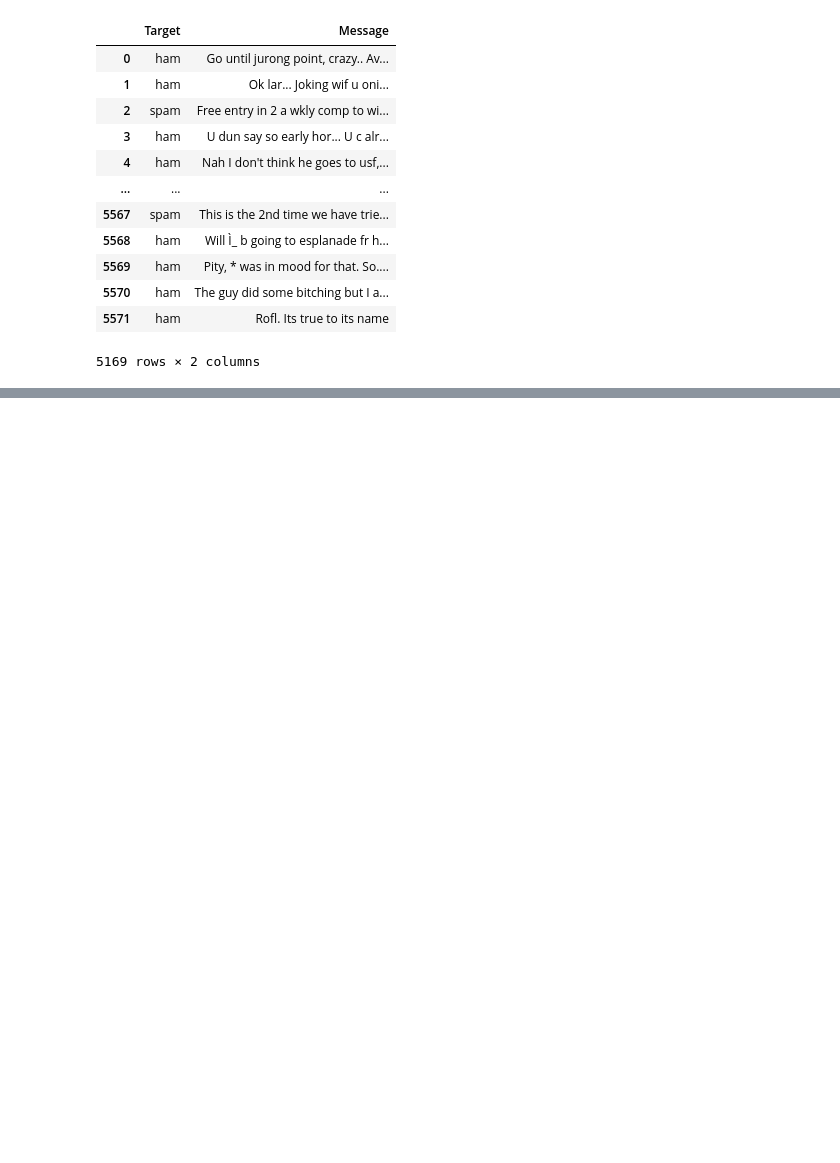
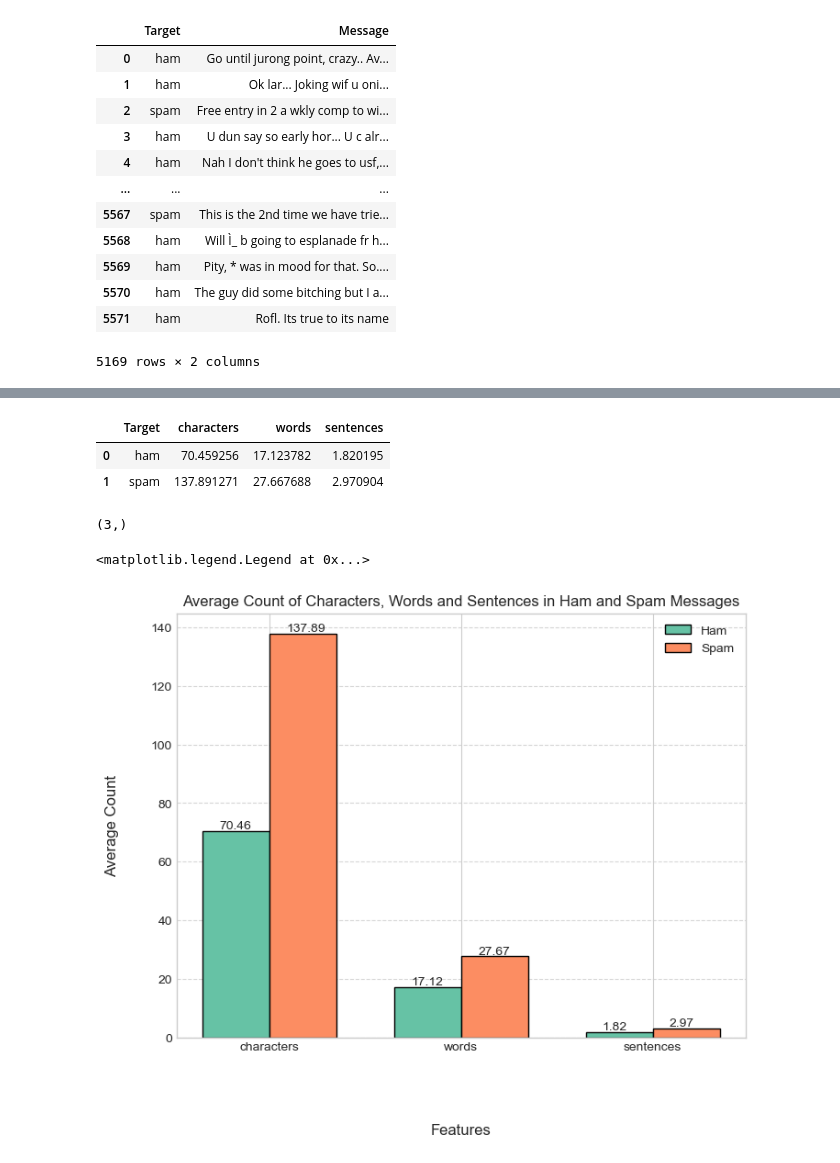
Before and after one commit to Pranavgupta123/Spam-Ham-Classification, a Jupyter notebook: Code.ipynb, the cells around one changed output, grey strips where cells are left out. Drawn from its saved outputs; the diff is of its cells as text; code cells hidden in the pictures; blank space fills up the shorter version.

Commit message:
Data Visualization

```diff
--- a/Code.ipynb
+++ b/Code.ipynb
@@ -75,0 +92,46 @@ df.groupby('Target').describe()
+# %%
+new_df=df.groupby('Target')[['characters','words','sentences']].mean().reset_index()
+
+new_df
+# %% [output]
+|  | Target | characters | words | sentences |
+| 0 | ham | 70.459256 | 17.123782 | 1.820195 |
+| 1 | spam | 137.891271 | 27.667688 | 2.970904 |
+# %%
+x=np.arange(len(new_df.columns[1:]))
+
+ham=new_df.loc[new_df['Target']=='ham',new_df.columns[1:]].values.reshape(-1)
+spam=new_df.loc[new_df['Target']=='spam',new_df.columns[1:]].values.reshape(-1)
+width=0.35
+
+ham.shape
+# %% [output]
+(3,)
+# %%
+fig,ax=plt.subplots(figsize=(8,6))
+
+plt.style.use('seaborn-v0_8-whitegrid')
+palette = sns.color_palette("Set2", 2)
+
+bar1=ax.bar(x-width/2,ham,width=width,label='Ham',edgecolor='black',linewidth=1,color=palette[0])
+bar2=ax.bar(x+width/2,spam,width=width,label='Spam',edgecolor='black',linewidth=1,color=palette[1])
+
+ax.set_xticks(x)
+ax.set_xticklabels(new_df.columns[1:])
+ax.set_xlabel('Features',labelpad=55,fontsize=12)
+ax.set_ylabel('Average Count',labelpad=25,fontsize=12)
+plt.title('Average Count of Characters, Words and Sentences in Ham and Spam Messages')
+
+
+for val1,val2 in zip(bar1,bar2):
+    h1=val1.get_height()
+    h2=val2.get_height()
+    ax.text(val1.get_x()+val1.get_width()/4,h1+0.8,str(np.round(h1,2)))
+    ax.text(val2.get_x()+val2.get_width()/4,h2+0.8,str(np.round(h2,2)))
+
+ax.grid(axis='y',alpha=0.8,linestyle='--')
+
+plt.legend()
+# %% [output]
+<matplotlib.legend.Legend at 0x...>
+[figure, added]
```
Also changed, not shown: parts of 24 cells of this notebook.
